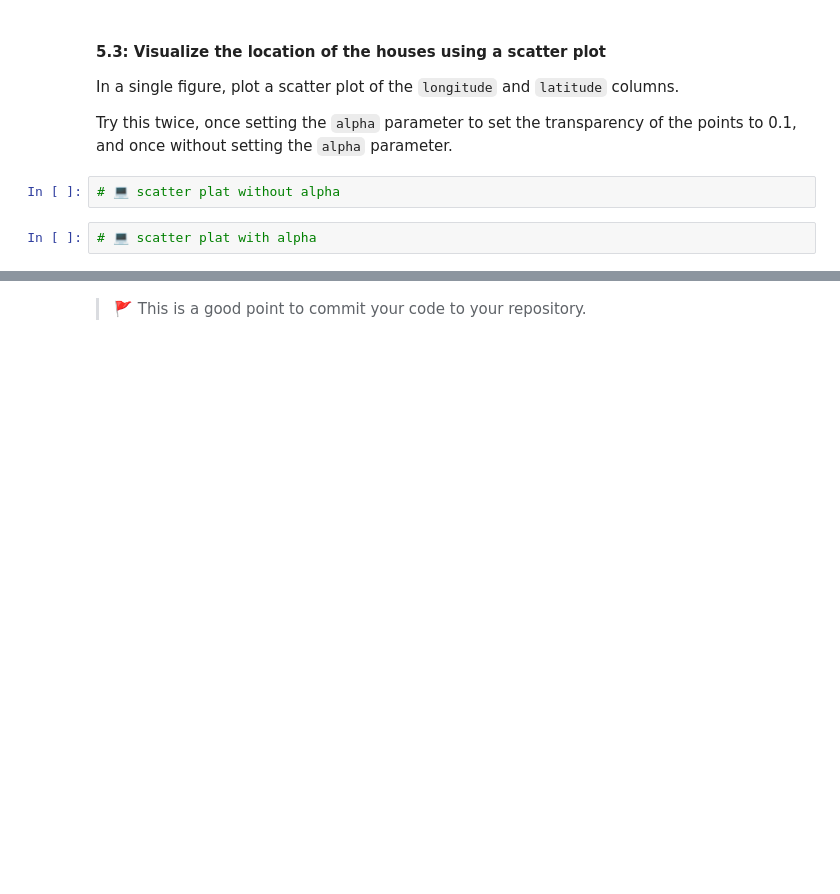
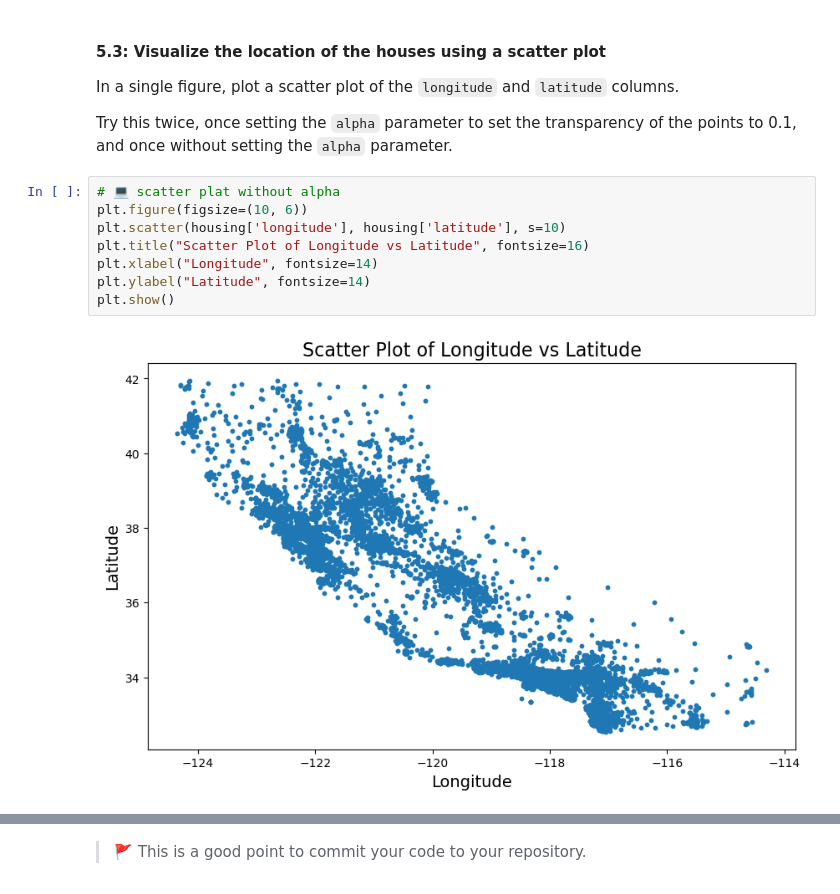
Before and after one commit to advaitparab/eda-assignment-advaitparab, a Jupyter notebook: notebook.ipynb, the cells around one changed output, grey strips where cells are left out. Cells and saved outputs as stored; diff of their text form; blank space fills up the shorter version.

```diff
--- a/notebook.ipynb
+++ b/notebook.ipynb
@@ -128,7 +235,13 @@ In a single figure, plot a scatter plot of the `longitude` and `latitude` column
 
 
 Try this twice, once setting the `alpha` parameter to set the transparency of the points to 0.1, and once without setting the `alpha` parameter.
-# %%
-# 💻 scatter plat without alpha
-# %%
-# 💻 scatter plat with alpha
+# %%
+# 💻 scatter plat without alpha
+plt.figure(figsize=(10, 6))
+plt.scatter(housing['longitude'], housing['latitude'], s=10)
+plt.title("Scatter Plot of Longitude vs Latitude", fontsize=16)
+plt.xlabel("Longitude", fontsize=14)
+plt.ylabel("Latitude", fontsize=14)
+plt.show()
+# %% [output]
+[figure, added]
```
Also changed, not shown: parts of 42 cells of this notebook.
